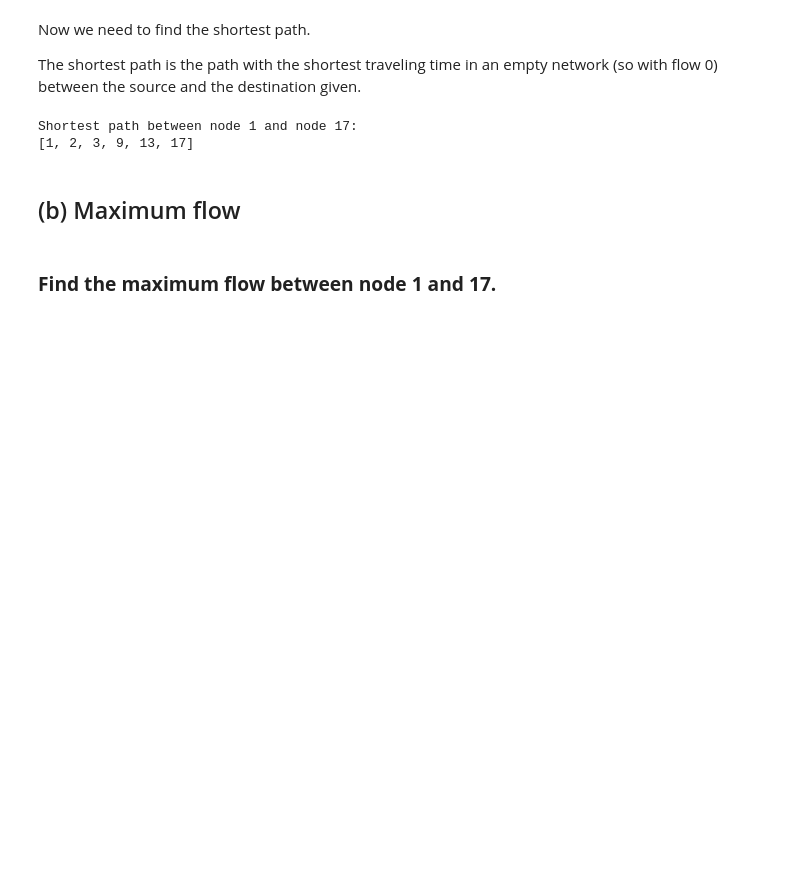
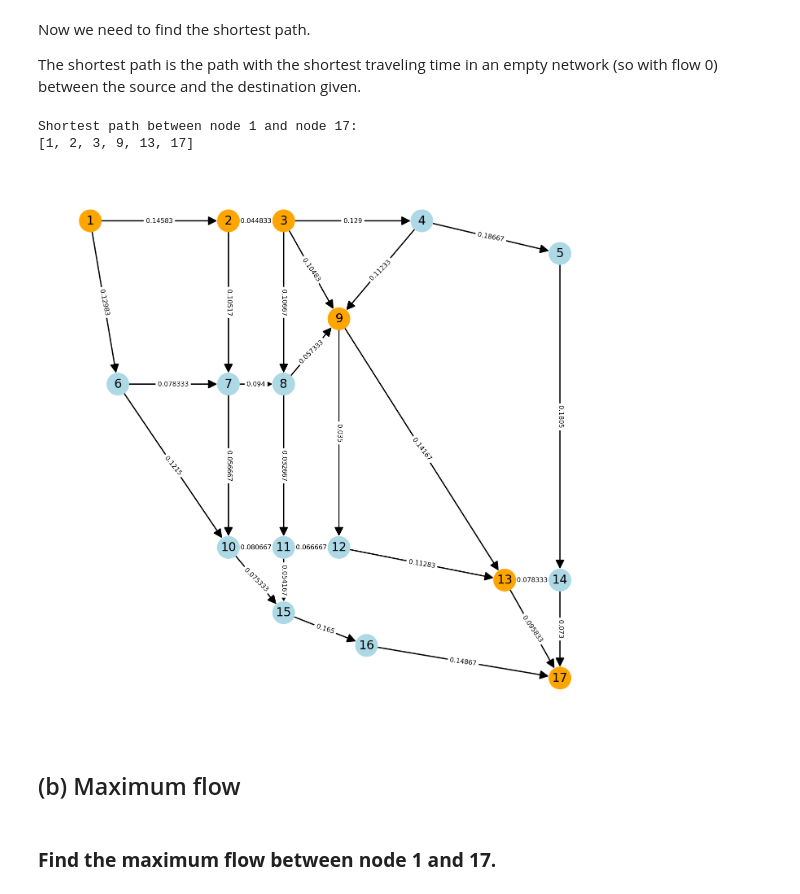
Before and after one commit to fabioeterno/Network_Homework, a Jupyter notebook: Hw1_Ex3.ipynb, the cells around one changed output. Drawn from its saved outputs; the diff is of its cells as text; code cells hidden in the pictures; blank space fills up the shorter version.

```diff
--- a/Hw1_Ex3.ipynb
+++ b/Hw1_Ex3.ipynb
@@ -128,6 +121,17 @@ print(nx.algorithms.shortest_paths.generic.shortest_path(G, source=1, target=17,
 # %% [output]
 Shortest path between node 1 and node 17:
 [1, 2, 3, 9, 13, 17]
+# %%
+fig = plt.figure(1, figsize=(25,25))
+draw_edge_labels(G, pos, 'traveltime')
+colors = ['orange', 'orange', 'orange', 'lightblue', 'lightblue', 'lightblue', 'lightblue',
+         'lightblue', 'orange', 'orange', 'lightblue', 'lightblue',  'lightblue',  'lightblue',
+         'lightblue', 'orange', 'lightblue'
+         ]
+nx.draw(G, pos, with_labels=True, font_color='black', node_color=colors, node_size=3000,
+                                  font_size=30, width=3, arrowsize=45)
+# %% [output]
+[figure, added]
 # %% [markdown]
 ## (b) Maximum flow
 # %% [markdown]
```
Also changed, not shown: parts of 10 cells of this notebook.
